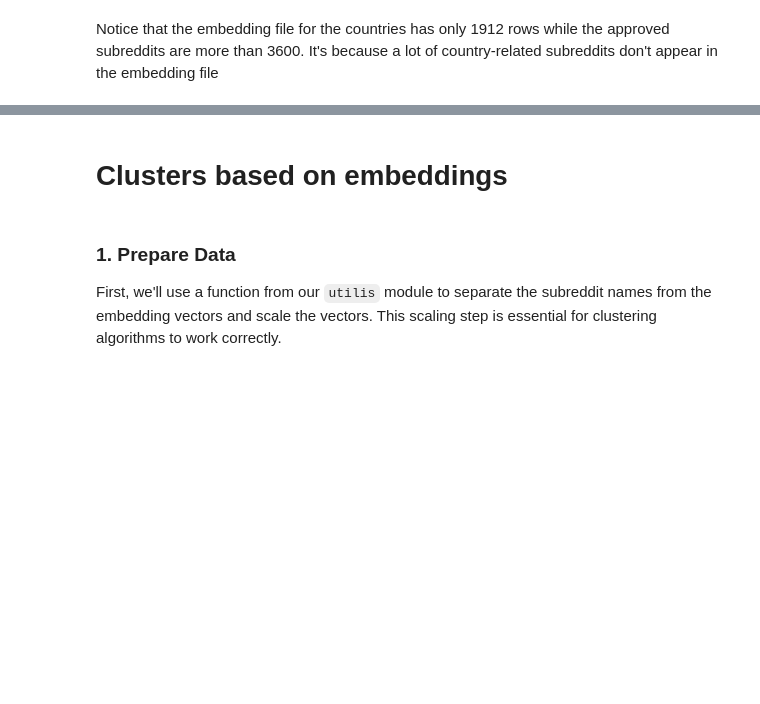
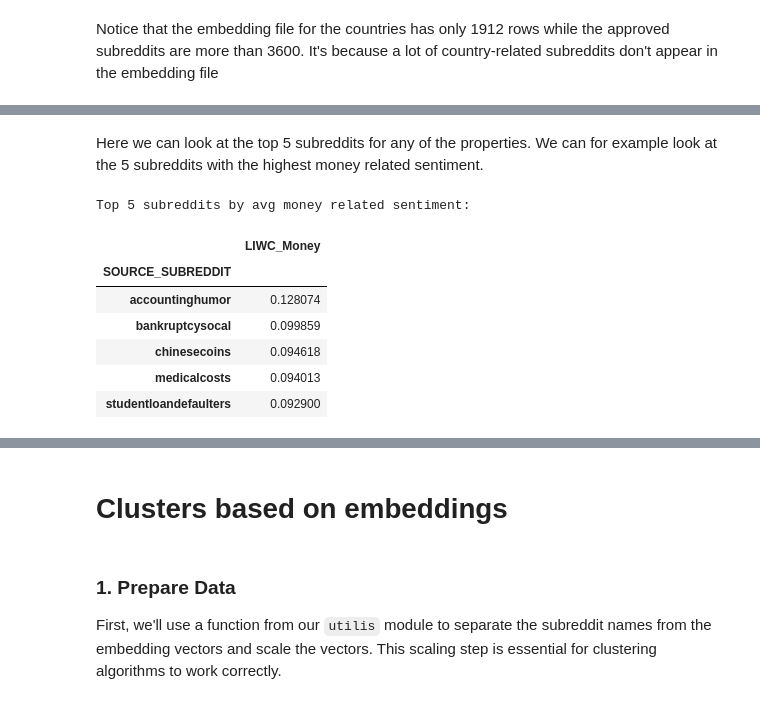
Before and after one commit to Darioliu28/ada-2025-project-djnpsgroup2025, a Jupyter notebook: resultsDario.ipynb, the cells around one changed output, grey strips where cells are left out. Saved outputs shown, nothing was run; the diff lists cells and outputs as text; code cells hidden in the pictures; blank space fills up the shorter version.

```diff
--- a/resultsDario.ipynb
+++ b/resultsDario.ipynb
@@ -49,0 +226,25 @@ Notice that the embedding file for the countries has only 1912 rows while the ap
+# %% [markdown]
+Here we can look at the top 5 subreddits for any of the properties. We can for example look at the 5 subreddits with the highest money related sentiment.
+# %%
+top5_subreddits = {}
+
+for col in ut.post_props_cols:
+    # For each metric, take the top 5 subreddits
+    top5_subreddits[col] = (
+        avg_props_by_subreddit[[col]]
+        .sort_values(by=col, ascending=False)
+        .head(5)
+    )
+
+# Display the top 5 subreddits for sentiment negative as an example
+print("Top 5 subreddits by avg money related sentiment:\n")
+display(top5_subreddits["LIWC_Money"]) # If you want to see another metric, change the column name here
+# %% [output]
+Top 5 subreddits by avg money related sentiment:
+|  | LIWC_Money |
+| SOURCE_SUBREDDIT |  |
+| accountinghumor | 0.128074 |
+| bankruptcysocal | 0.099859 |
+| chinesecoins | 0.094618 |
+| medicalcosts | 0.094013 |
+| studentloandefaulters | 0.092900 |
```
Also changed, not shown: parts of 22 cells of this notebook, 1 other file.
